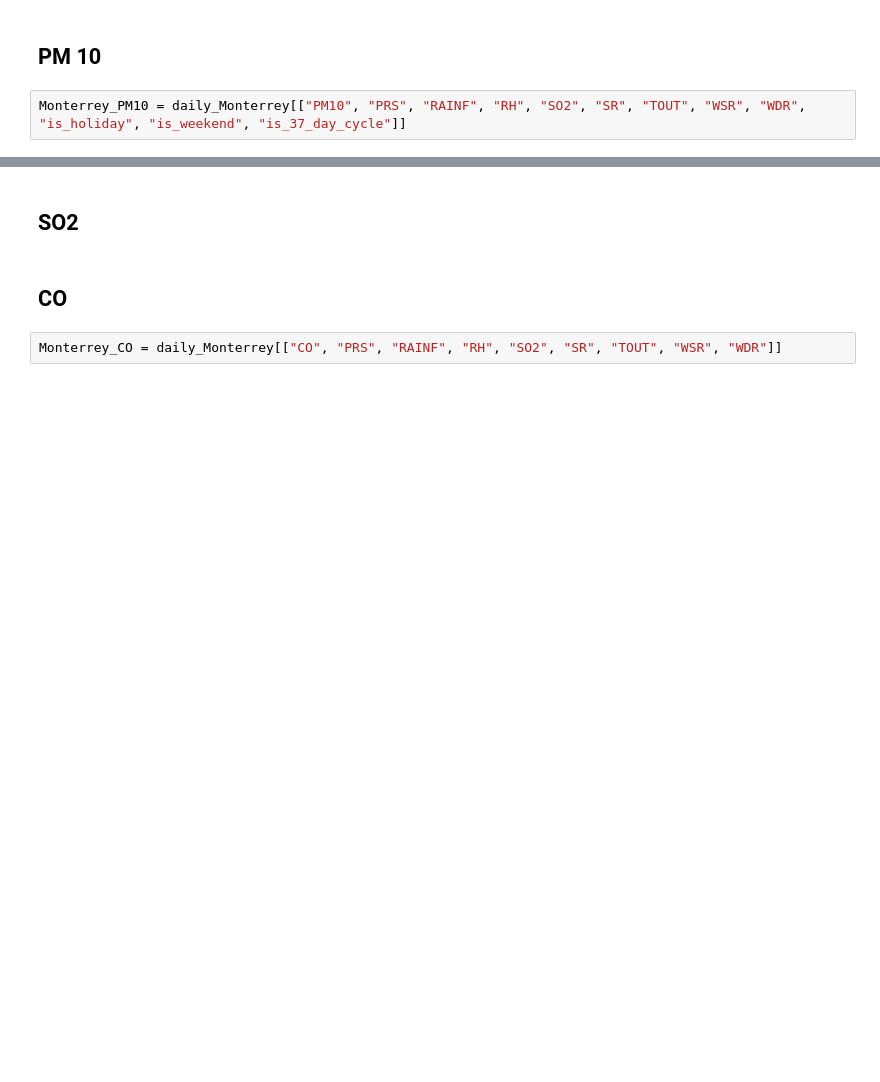
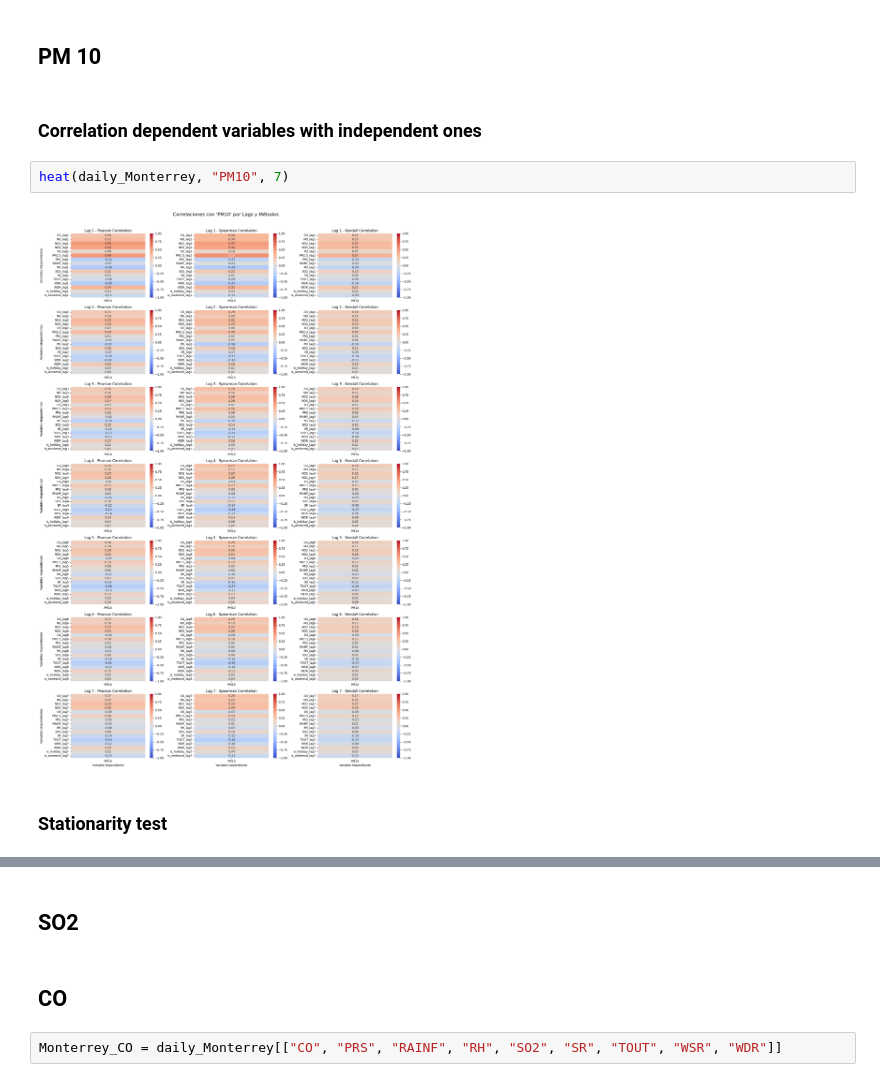
Before and after one commit to XJoseAntonioX/Air_quality_analysis_and_forecasting, a Jupyter notebook: Analisis_Series_Tiempo.ipynb, the cells around one changed output, grey strips where cells are left out. Drawn from its saved outputs; the diff is of its cells as text; blank space fills up the shorter version.

```diff
--- a/Analisis_Series_Tiempo.ipynb
+++ b/Analisis_Series_Tiempo.ipynb
@@ -92,4 +90,10 @@ daily_Monterrey
 # %% [markdown]
 ## PM 10
-# %%
-Monterrey_PM10 = daily_Monterrey[["PM10", "PRS", "RAINF", "RH", "SO2", "SR", "TOUT", "WSR", "WDR", "is_holiday", "is_weekend", "is_37_day_cycle"]]
+# %% [markdown]
+### Correlation dependent variables with independent ones
+# %%
+heat(daily_Monterrey, "PM10", 7)
+# %% [output]
+[figure, added]
+# %% [markdown]
+### Stationarity test
```
Also changed, not shown: parts of 25 cells of this notebook, 18 other files.
